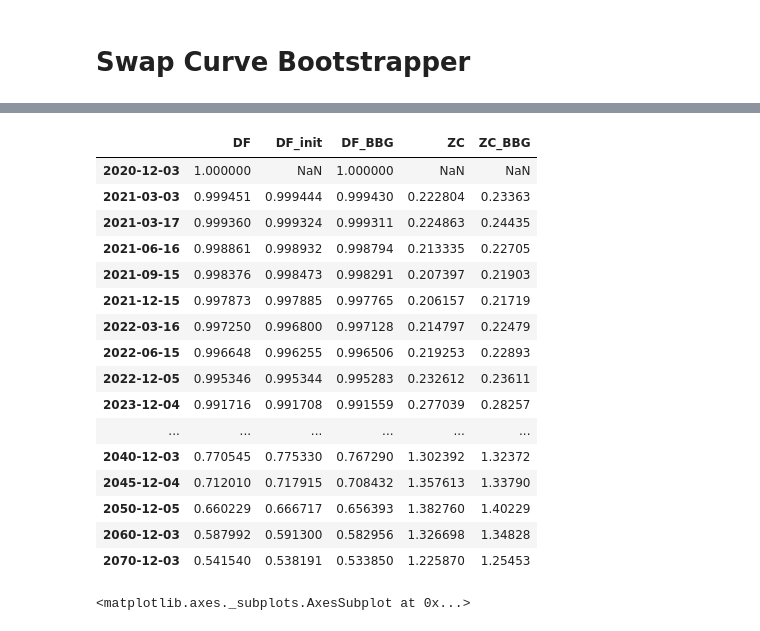
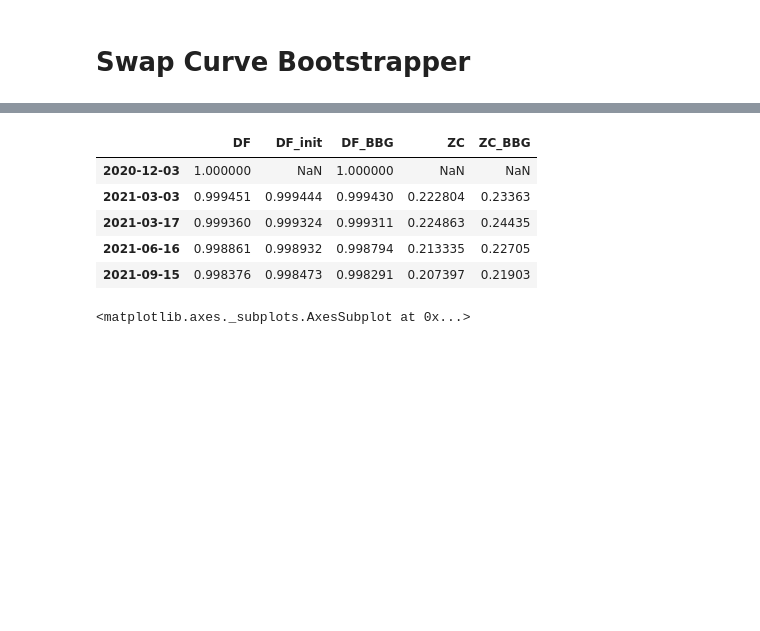
Before and after one commit to oronimbus/curve-bootstrapper, a Jupyter notebook: bootstrapper.ipynb, the cells around one changed output, grey strips where cells are left out. Drawn from its saved outputs; the diff is of its cells as text; code cells hidden in the pictures; blank space fills up the shorter version.

```diff
--- a/bootstrapper.ipynb
+++ b/bootstrapper.ipynb
@@ -23,36 +21,25 @@ import pandas as pd
 # %%
 s23 = SwapCurve(settle, 'log-linear')
 for inst in s23_instruments: s23.add_inst(inst)
 s23.add_knots()
 
 stripper = CurveStripper()
 result = stripper.strip_curve(s23, interpolation='log-linear', interp_on='df')
 
 res = dict(zip(result.knots, result.knots_dfs))
 df = pd.DataFrame({'DF':list(res.values())}, index=list(res.keys()))
 df['DF_init'] = np.exp(-result.knots_par_rates * result.knots_taus)
 df['DF_BBG'] = np.append(1, bbg_df)
 df['ZC'] = -np.log(df['DF']) / s23.knots_taus*100
 df['ZC_BBG'] = np.append(np.nan, bbg_zc)
-df
+df.head()
 # %% [output]
 |  | DF | DF_init | DF_BBG | ZC | ZC_BBG |
 | 2020-12-03 | 1.000000 | NaN | 1.000000 | NaN | NaN |
 | 2021-03-03 | 0.999451 | 0.999444 | 0.999430 | 0.222804 | 0.23363 |
 | 2021-03-17 | 0.999360 | 0.999324 | 0.999311 | 0.224863 | 0.24435 |
 | 2021-06-16 | 0.998861 | 0.998932 | 0.998794 | 0.213335 | 0.22705 |
 | 2021-09-15 | 0.998376 | 0.998473 | 0.998291 | 0.207397 | 0.21903 |
-| 2021-12-15 | 0.997873 | 0.997885 | 0.997765 | 0.206157 | 0.21719 |
-| 2022-03-16 | 0.997250 | 0.996800 | 0.997128 | 0.214797 | 0.22479 |
-| 2022-06-15 | 0.996648 | 0.996255 | 0.996506 | 0.219253 | 0.22893 |
-| 2022-12-05 | 0.995346 | 0.995344 | 0.995283 | 0.232612 | 0.23611 |
-| 2023-12-04 | 0.991716 | 0.991708 | 0.991559 | 0.277039 | 0.28257 |
-| ... | ... | ... | ... | ... | ... |
-| 2040-12-03 | 0.770545 | 0.775330 | 0.767290 | 1.302392 | 1.32372 |
-| 2045-12-04 | 0.712010 | 0.717915 | 0.708432 | 1.357613 | 1.33790 |
-| 2050-12-05 | 0.660229 | 0.666717 | 0.656393 | 1.382760 | 1.40229 |
-| 2060-12-03 | 0.587992 | 0.591300 | 0.582956 | 1.326698 | 1.34828 |
-| 2070-12-03 | 0.541540 | 0.538191 | 0.533850 | 1.225870 | 1.25453 |
 # %%
 df[['ZC', 'ZC_BBG']][1:].plot(figsize=(12,8))
 df[['DF','DF_BBG']].plot(figsize=(12,8))
```
Also changed, not shown: parts of 2 cells of this notebook, 5 other files.
